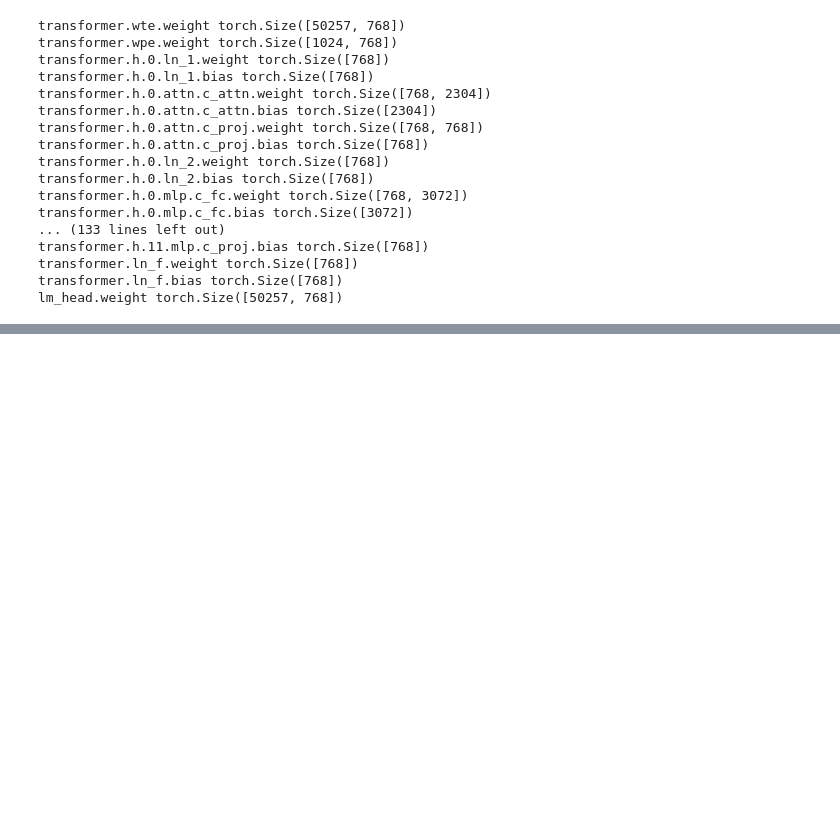
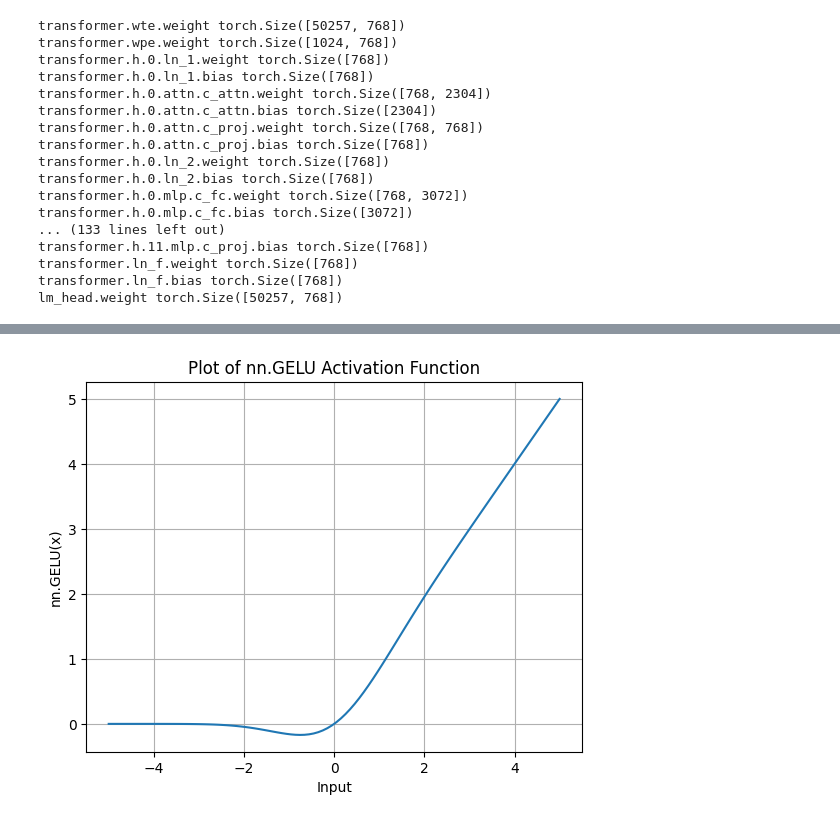
Before and after one commit to Srjnnnn/LLM-Project, a Jupyter notebook: play.ipynb, the cells around one changed output, grey strips where cells are left out. Cells and saved outputs as stored; diff of their text form; code cells hidden in the pictures; blank space fills up the shorter version.

```diff
--- a/play.ipynb
+++ b/play.ipynb
@@ -26,0 +55,23 @@ lm_head.weight torch.Size([50257, 768])
+# %%
+import torch
+import torch.nn as nn
+import matplotlib.pyplot as plt
+
+# Create a tensor with input values
+x = torch.linspace(-5, 5, 100)
+
+# Initialize the nn.GELU activation function
+gelu = nn.GELU()
+
+# Compute GELU for each input value
+gelu_values = gelu(x)
+
+# Plot the GELU function
+plt.plot(x, gelu_values)
+plt.xlabel('Input')
+plt.ylabel('nn.GELU(x)')
+plt.title('Plot of nn.GELU Activation Function')
+plt.grid(True)
+plt.show()
+# %% [output]
+[figure, added]
```
Also changed, not shown: parts of 3 cells of this notebook, 2 other files.
